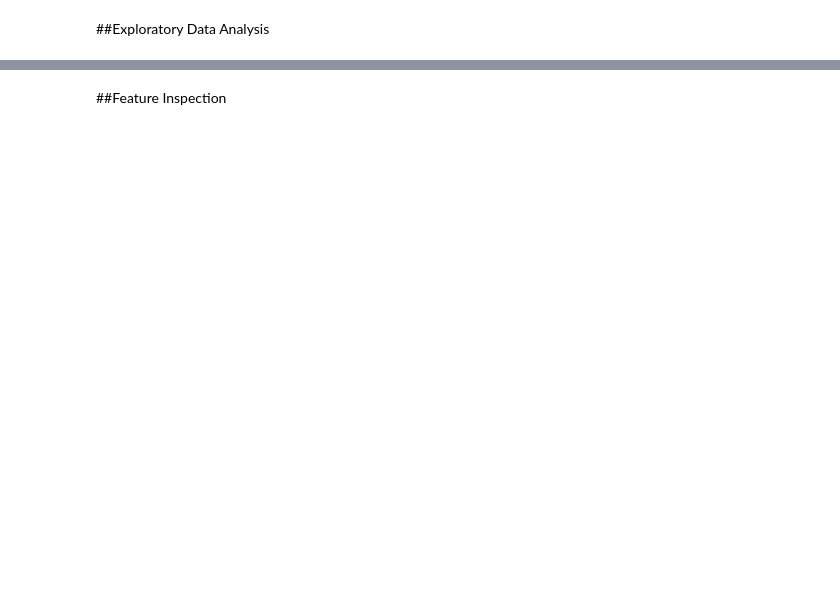
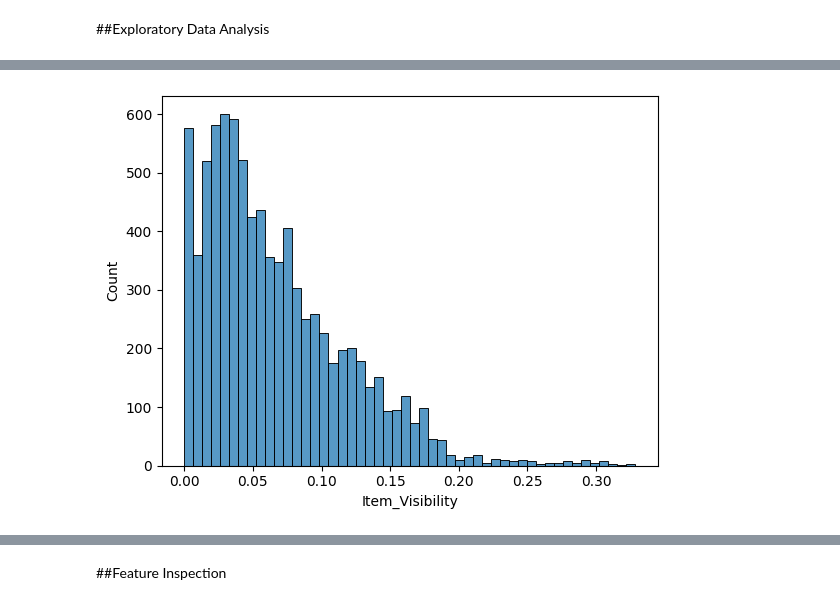
Before and after one commit to KirstenC32/KirstenC32, a Jupyter notebook: Prediction_of_Product_Sales.ipynb, the cells around one changed output, grey strips where cells are left out. Cells and saved outputs as stored; diff of their text form; code cells hidden in the pictures; blank space fills up the shorter version.

```diff
--- a/Prediction_of_Product_Sales.ipynb
+++ b/Prediction_of_Product_Sales.ipynb
@@ -301,0 +353,5 @@ df_sales.describe(include = "number")
+# %%
+#Visualize Item visibility
+ax = sns.histplot(data=df_sales, x="Item_Visibility");
+# %% [output]
+[figure, added]
```
Also changed, not shown: parts of 29 cells of this notebook.
